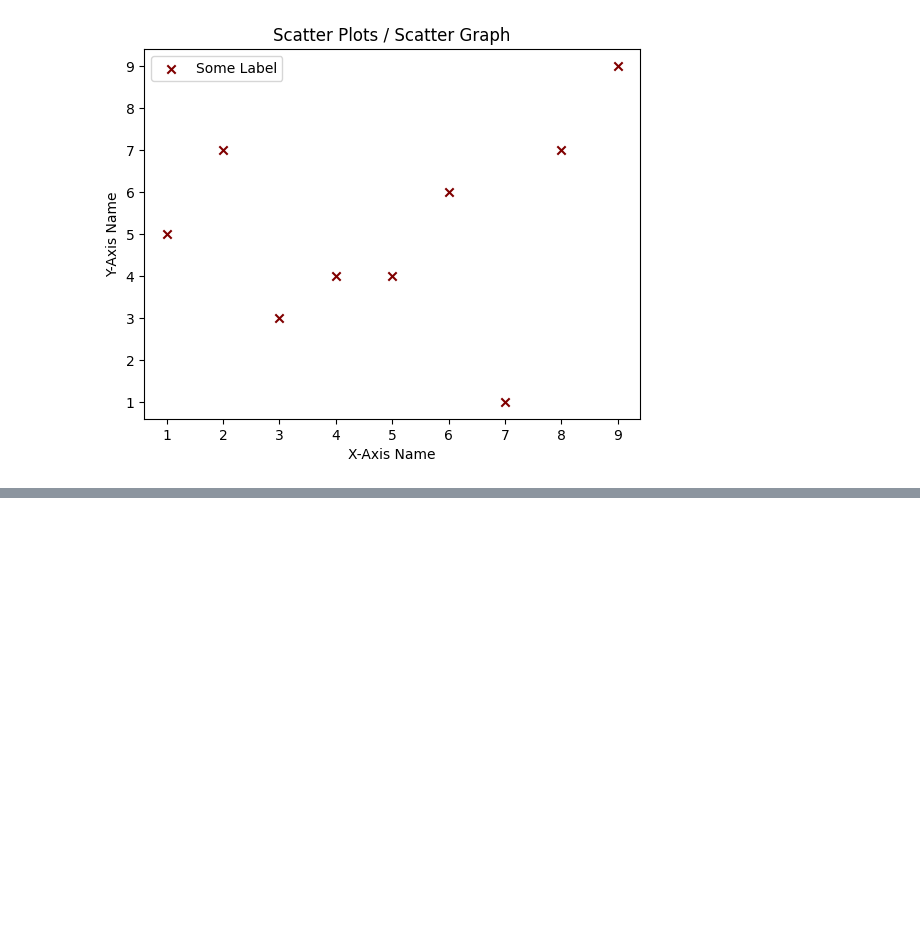
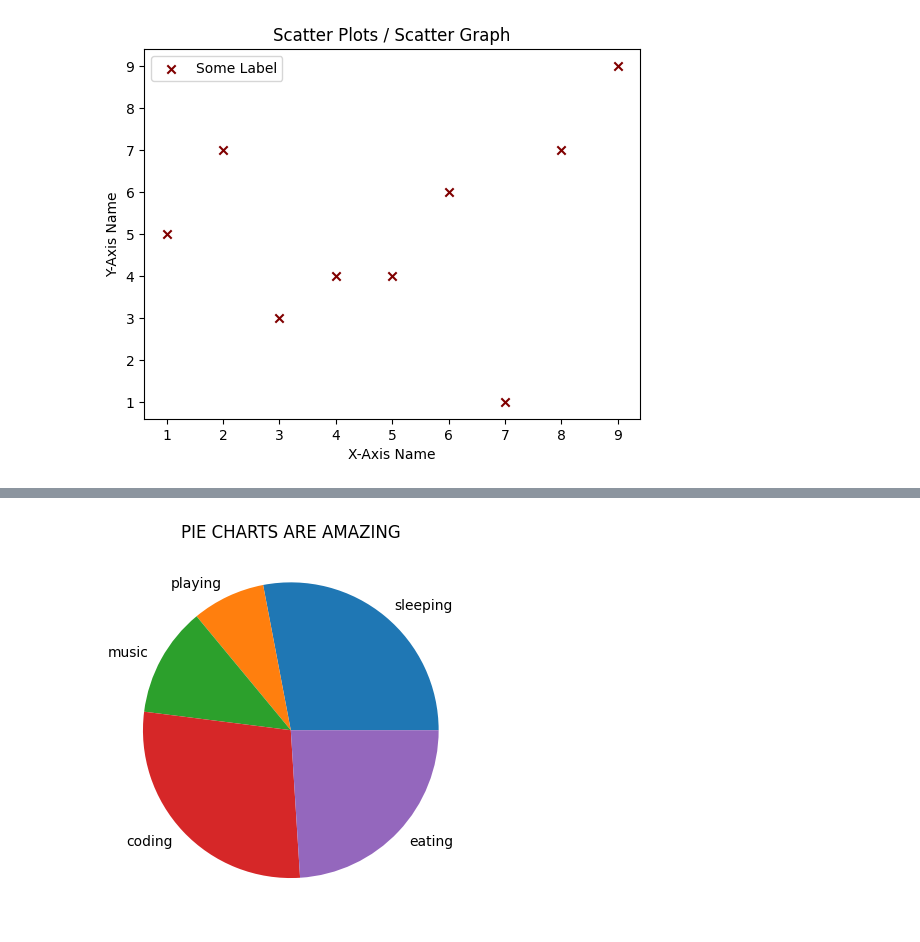
Before and after one commit to Srishti36912/Python_clg, a Jupyter notebook: matplotlib.ipynb, the cells around one changed output, grey strips where cells are left out. Drawn from its saved outputs; the diff is of its cells as text; code cells hidden in the pictures; blank space fills up the shorter version.

Commit message:
creating pie charts

```diff
--- a/matplotlib.ipynb
+++ b/matplotlib.ipynb
@@ -377,0 +382,12 @@ plt.show()
+# %%
+import matplotlib.pyplot as plt
+
+chart = [7,2,3,7,6]
+label = ["sleeping","playing","music","coding","eating"]
+
+plt.pie(chart, labels=label)
+
+plt.title("PIE CHARTS ARE AMAZING")
+plt.show()
+# %% [output]
+[figure, added]
```
Also changed, not shown: parts of 4 cells of this notebook.
